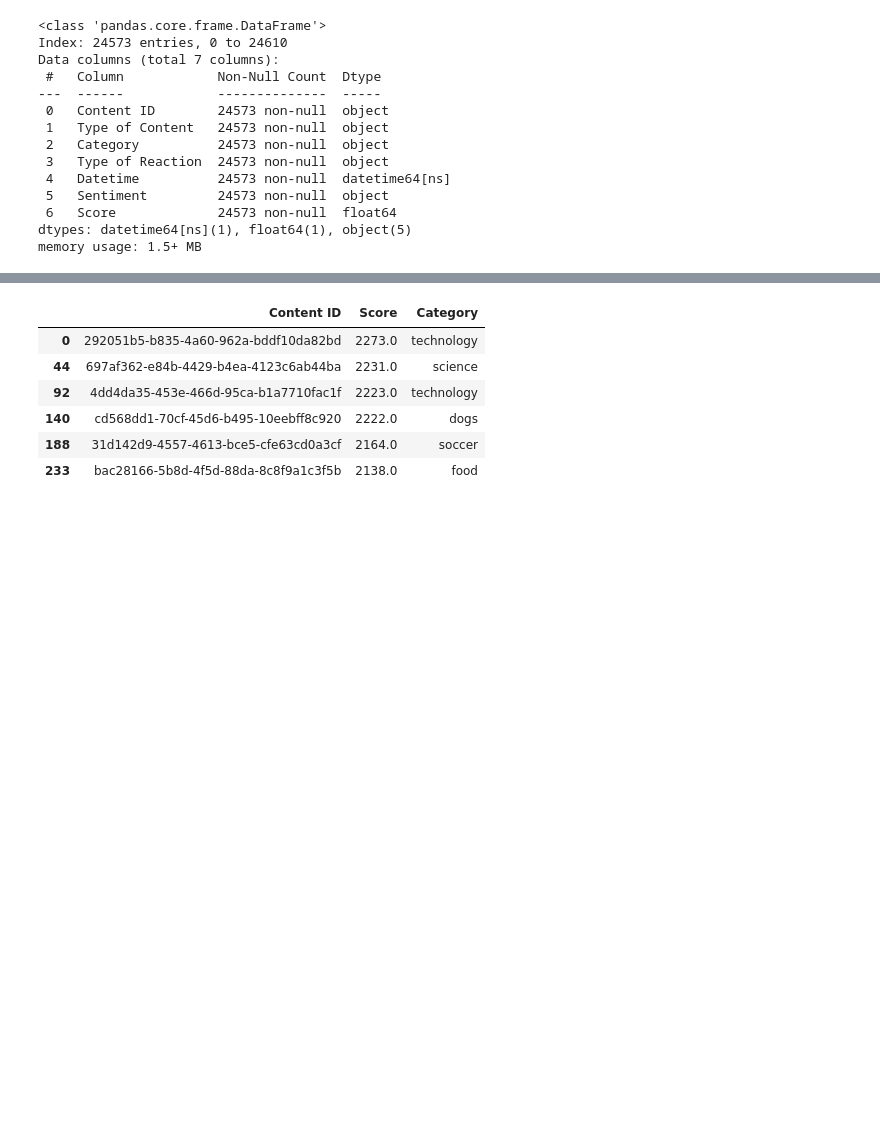
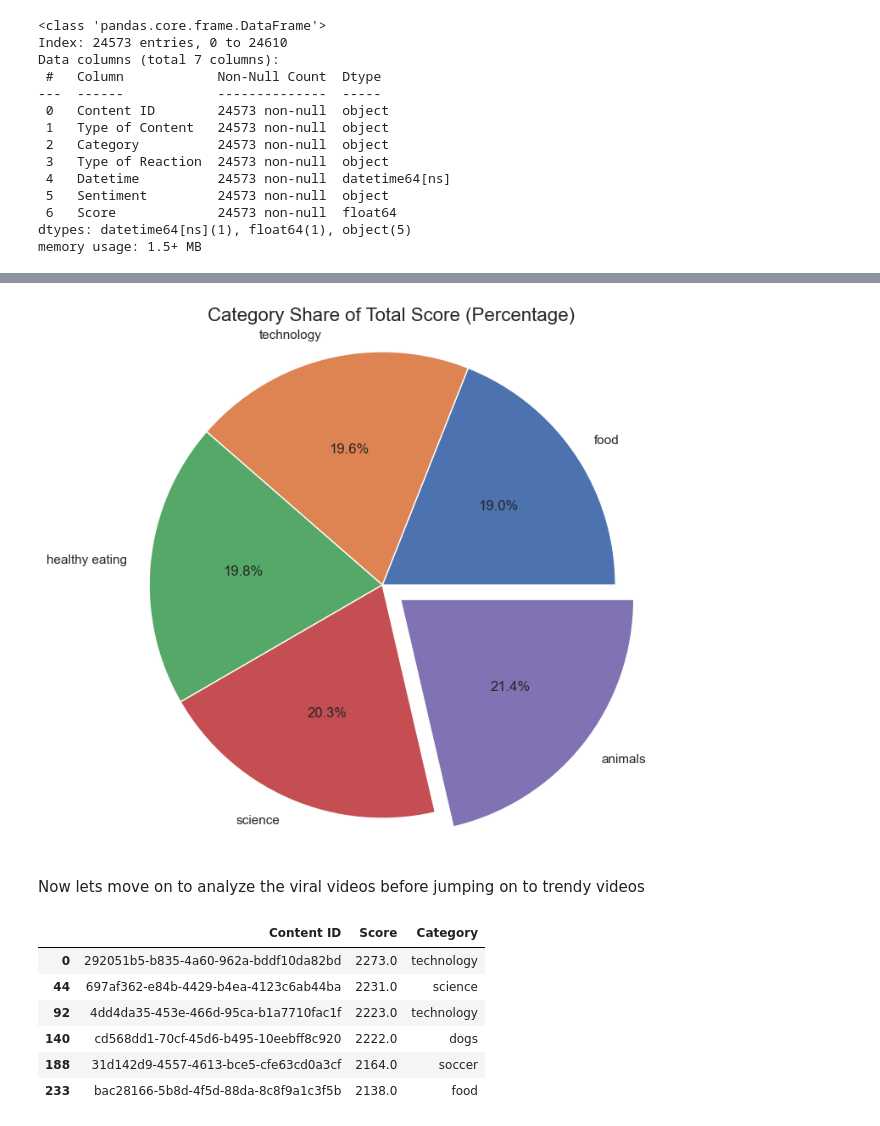
Before and after one commit to tahabinzafar/Accenture-SocialBuzz-Data-Analysis, a Jupyter notebook: content_analysis.ipynb, the cells around one changed output, grey strips where cells are left out. Saved outputs shown, nothing was run; the diff lists cells and outputs as text; code cells hidden in the pictures; blank space fills up the shorter version.

```diff
--- a/content_analysis.ipynb
+++ b/content_analysis.ipynb
@@ -340,3 +363,28 @@ Analysis will include;
+# %%
+# Calculate percentages
+total_score = category_scores.sum()
+category_percentages = (category_scores / total_score) * 100
+
+# Find the category with the highest percentage
+max_percentage_category = category_percentages.idxmax()
+explode = [0.1 if category == max_percentage_category else 0 for category in category_percentages.index]
+
+# Create the pie chart with Matplotlib
+plt.figure(figsize=(8, 8))
+
+# Customize the pie chart
+plt.pie(category_percentages, labels=category_percentages.index, autopct='%1.1f%%', explode=explode)
+
+# Add title and improve layout
+plt.title('Category Share of Total Score (Percentage)', fontsize=16)
+plt.axis('equal')
+
+# Display the plot
+plt.show()
+# %% [output]
+[figure, added]
+# %% [markdown]
+Now lets move on to analyze the viral videos before jumping on to trendy videos
 # %%
 viral_content = df.pivot_table(values='Score', index='Content ID', aggfunc=sum).sort_values(ascending=False, by=['Score'])
 # %%
```
Also changed, not shown: parts of 9 cells of this notebook.
